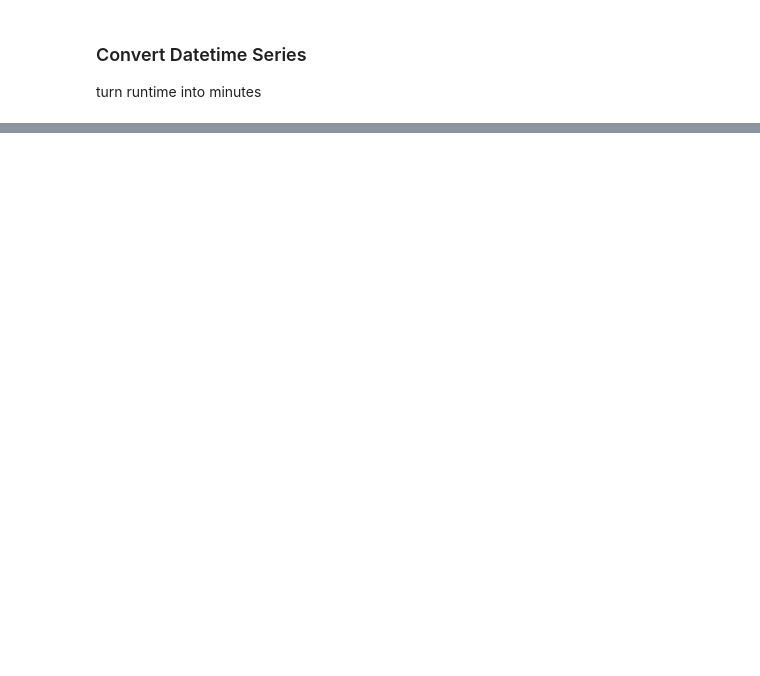
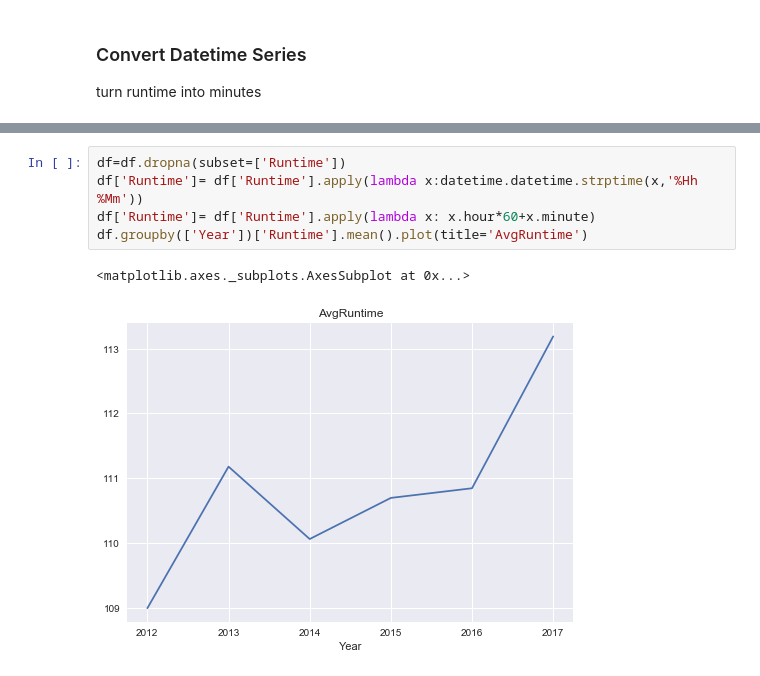
Before and after one commit to cicisongze/Movie_analysis_project, a Jupyter notebook: Data_Visualization.ipynb, the cells around one changed output, grey strips where cells are left out. Saved outputs shown, nothing was run; the diff lists cells and outputs as text; blank space fills up the shorter version.

```diff
--- a/Data_Visualization.ipynb
+++ b/Data_Visualization.ipynb
@@ -215,0 +202,8 @@ dfruntime
+# %%
+df=df.dropna(subset=['Runtime'])
+df['Runtime']= df['Runtime'].apply(lambda x:datetime.datetime.strptime(x,'%Hh %Mm'))
+df['Runtime']= df['Runtime'].apply(lambda x: x.hour*60+x.minute)
+df.groupby(['Year'])['Runtime'].mean().plot(title='AvgRuntime')
+# %% [output]
+<matplotlib.axes._subplots.AxesSubplot at 0x...>
+[figure, added]
```
Also changed, not shown: parts of 15 cells of this notebook.
